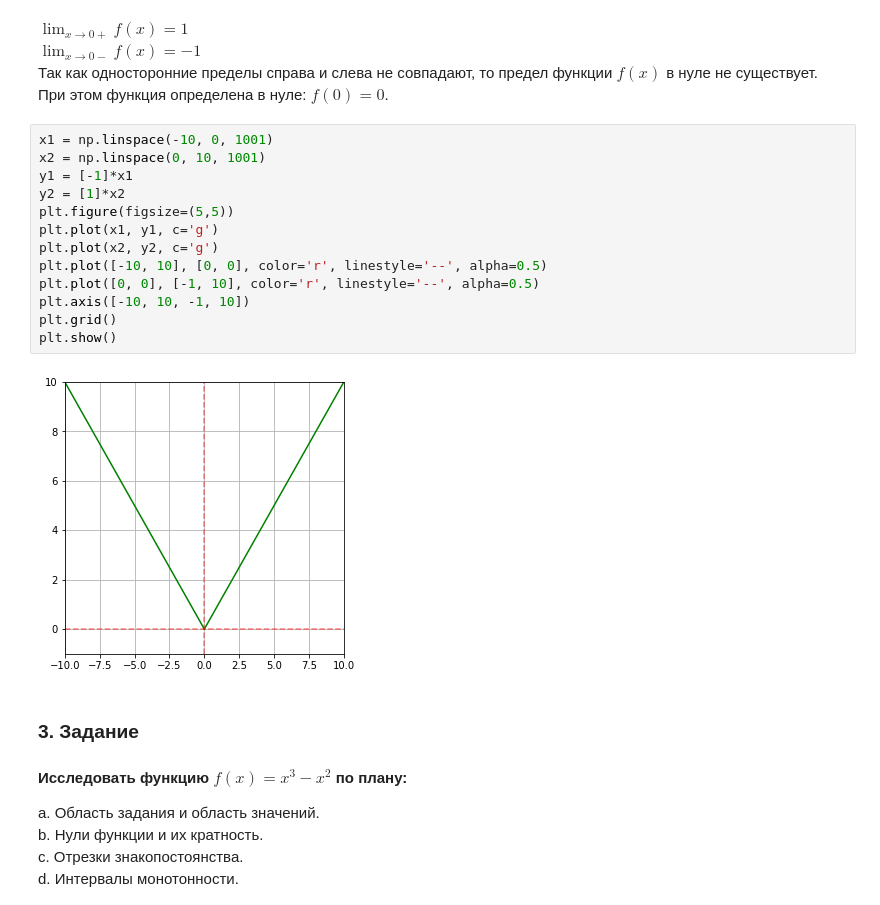
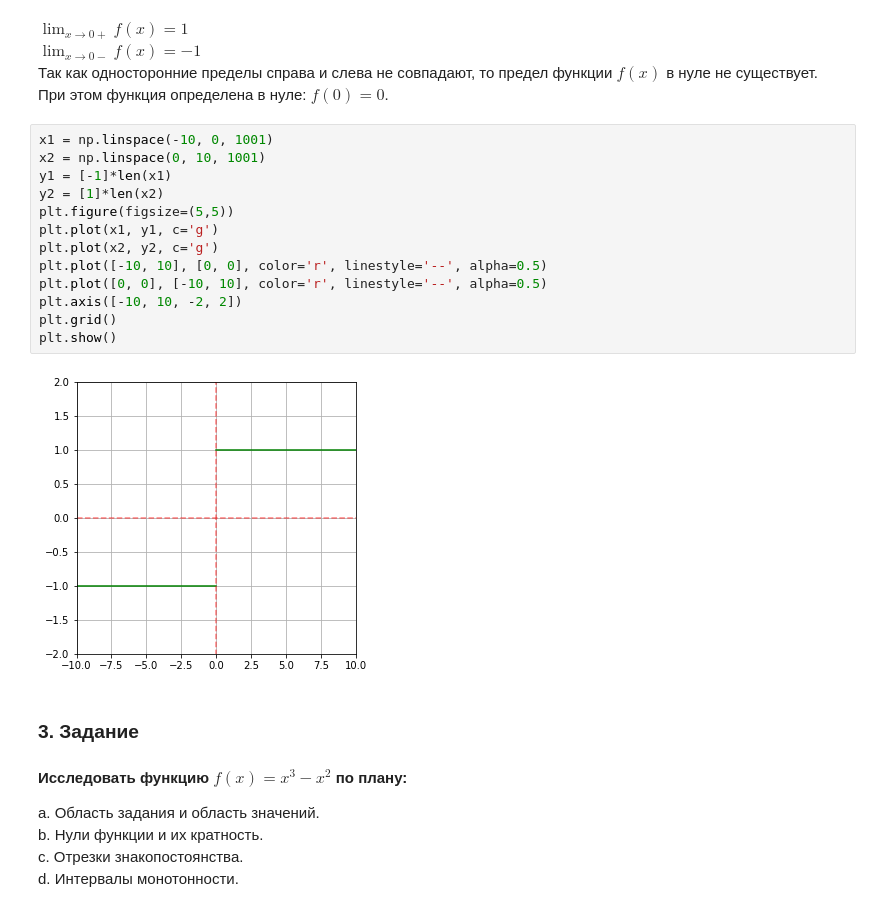
Before and after one commit to AnnaSmelova/Introduction_to_math_analysis_course, a Jupyter notebook: lesson4-5/lesson4-5_homework.ipynb, the cells around one changed output. Saved outputs shown, nothing was run; the diff lists cells and outputs as text.

```diff
--- a/lesson4-5/lesson4-5_homework.ipynb
+++ b/lesson4-5/lesson4-5_homework.ipynb
@@ -53,18 +53,18 @@ $\lim_{x\to0-}f(x)=-1$<br>
 # %%
 x1 = np.linspace(-10, 0, 1001)
 x2 = np.linspace(0, 10, 1001)
-y1 = [-1]*x1
-y2 = [1]*x2
+y1 = [-1]*len(x1)
+y2 = [1]*len(x2)
 plt.figure(figsize=(5,5))
 plt.plot(x1, y1, c='g')
 plt.plot(x2, y2, c='g')
 plt.plot([-10, 10], [0, 0], color='r', linestyle='--', alpha=0.5)
-plt.plot([0, 0], [-1, 10], color='r', linestyle='--', alpha=0.5)
-plt.axis([-10, 10, -1, 10])
+plt.plot([0, 0], [-10, 10], color='r', linestyle='--', alpha=0.5)
+plt.axis([-10, 10, -2, 2])
 plt.grid()
 plt.show()
 # %% [output]
-[figure, old version]
+[figure, new version]
 # %% [markdown]
 ### 3. Задание
 #### Исследовать функцию $f(x)=x^3-x^2$ по плану:
```
Also changed, not shown: 1 other file.
